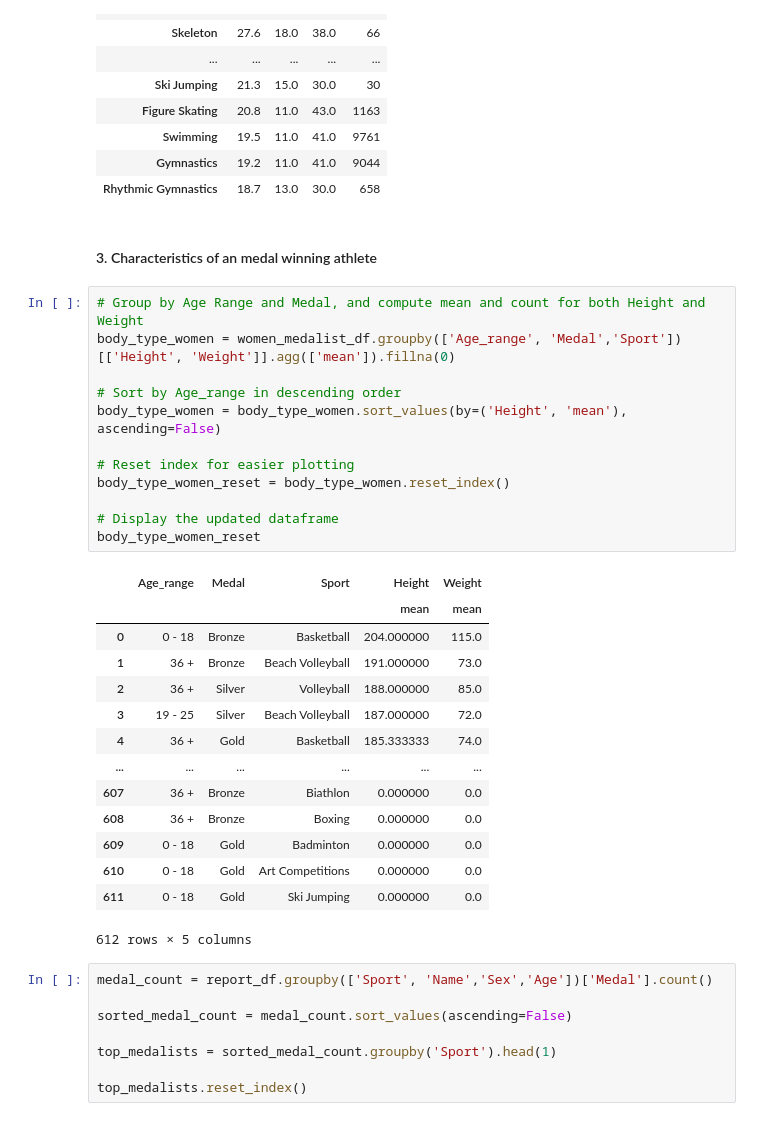
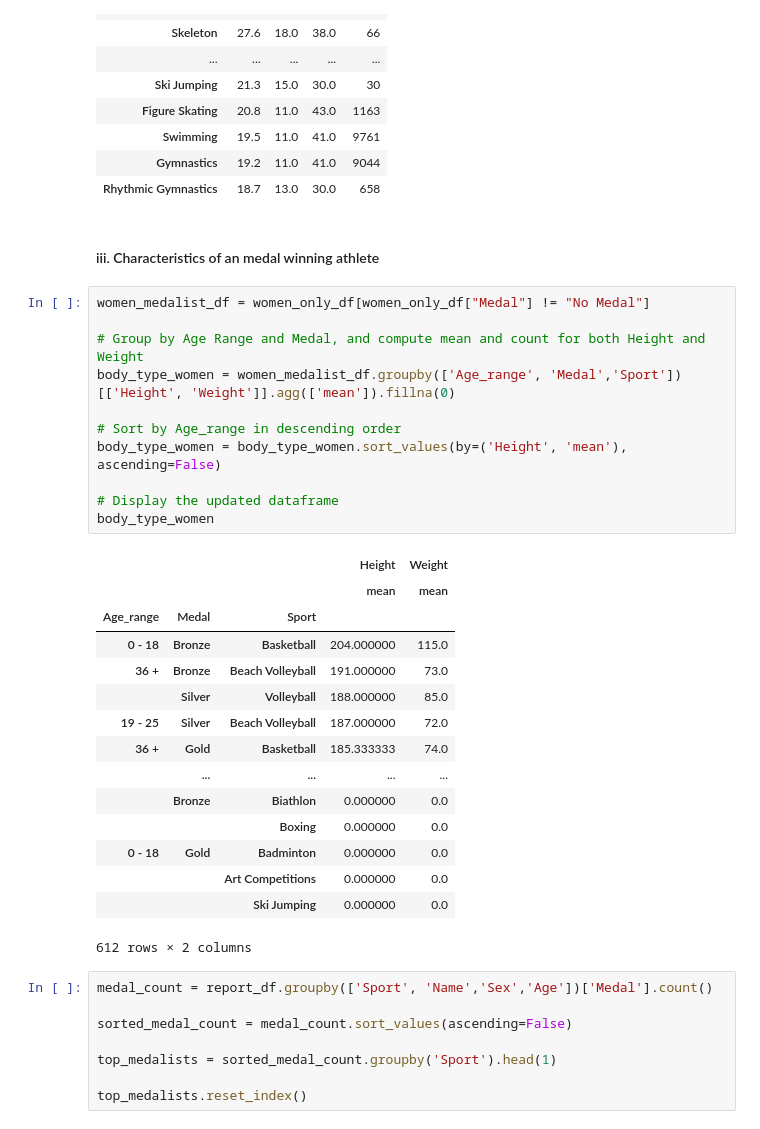
Before and after one commit to chaule146/Group-assessment, a Jupyter notebook: Python Group.ipynb, the cells around one changed output. Cells and saved outputs as stored; diff of their text form.

```diff
--- a/Python Group.ipynb
+++ b/Python Group.ipynb
@@ -275,34 +296,34 @@ average_age_women
 | Gymnastics | 19.2 | 11.0 | 41.0 | 9044 |
 | Rhythmic Gymnastics | 18.7 | 13.0 | 30.0 | 658 |
 # %% [markdown]
-#### 3. Characteristics of an medal winning athlete
+#### iii. Characteristics of an medal winning athlete
 # %%
+women_medalist_df = women_only_df[women_only_df["Medal"] != "No Medal"]
+
 # Group by Age Range and Medal, and compute mean and count for both Height and Weight
 body_type_women = women_medalist_df.groupby(['Age_range', 'Medal','Sport'])[['Height', 'Weight']].agg(['mean']).fillna(0)
 
 # Sort by Age_range in descending order
 body_type_women = body_type_women.sort_values(by=('Height', 'mean'), ascending=False)
 
-# Reset index for easier plotting
-body_type_women_reset = body_type_women.reset_index()
-
 # Display the updated dataframe
-body_type_women_reset
+body_type_women
 # %% [output]
-|  | Age_range | Medal | Sport | Height | Weight |
-|  |  |  |  | mean | mean |
-| 0 | 0 - 18 | Bronze | Basketball | 204.000000 | 115.0 |
-| 1 | 36 + | Bronze | Beach Volleyball | 191.000000 | 73.0 |
-| 2 | 36 + | Silver | Volleyball | 188.000000 | 85.0 |
-| 3 | 19 - 25 | Silver | Beach Volleyball | 187.000000 | 72.0 |
-| 4 | 36 + | Gold | Basketball | 185.333333 | 74.0 |
-| ... | ... | ... | ... | ... | ... |
-| 607 | 36 + | Bronze | Biathlon | 0.000000 | 0.0 |
-| 608 | 36 + | Bronze | Boxing | 0.000000 | 0.0 |
-| 609 | 0 - 18 | Gold | Badminton | 0.000000 | 0.0 |
-| 610 | 0 - 18 | Gold | Art Competitions | 0.000000 | 0.0 |
-| 611 | 0 - 18 | Gold | Ski Jumping | 0.000000 | 0.0 |
+|  |  |  | Height | Weight |
+|  |  |  | mean | mean |
+| Age_range | Medal | Sport |  |  |
+| 0 - 18 | Bronze | Basketball | 204.000000 | 115.0 |
+| 36 + | Bronze | Beach Volleyball | 191.000000 | 73.0 |
+|  | Silver | Volleyball | 188.000000 | 85.0 |
+| 19 - 25 | Silver | Beach Volleyball | 187.000000 | 72.0 |
+| 36 + | Gold | Basketball | 185.333333 | 74.0 |
+|  | ... | ... | ... | ... |
+|  | Bronze | Biathlon | 0.000000 | 0.0 |
+|  |  | Boxing | 0.000000 | 0.0 |
+| 0 - 18 | Gold | Badminton | 0.000000 | 0.0 |
+|  |  | Art Competitions | 0.000000 | 0.0 |
+|  |  | Ski Jumping | 0.000000 | 0.0 |
-612 rows × 5 columns
+612 rows × 2 columns
 # %%
 medal_count = report_df.groupby(['Sport', 'Name','Sex','Age'])['Medal'].count()
 
```
Also changed, not shown: parts of 28 cells of this notebook.
